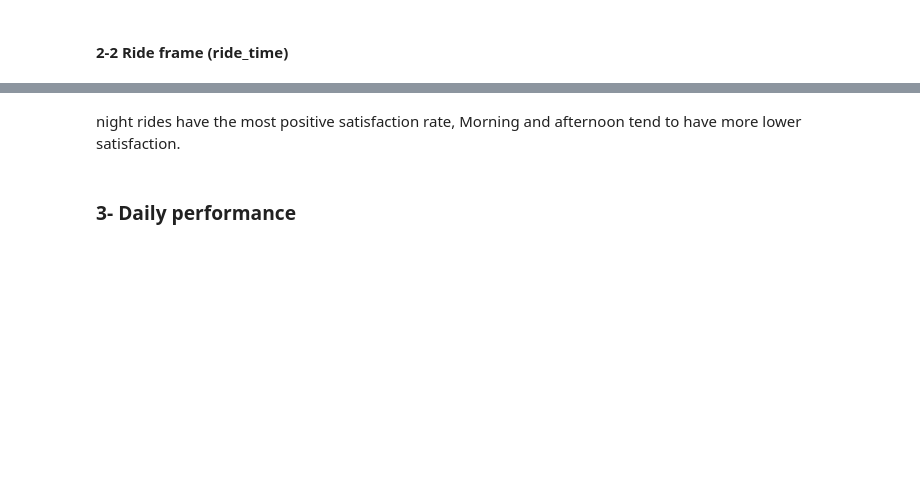
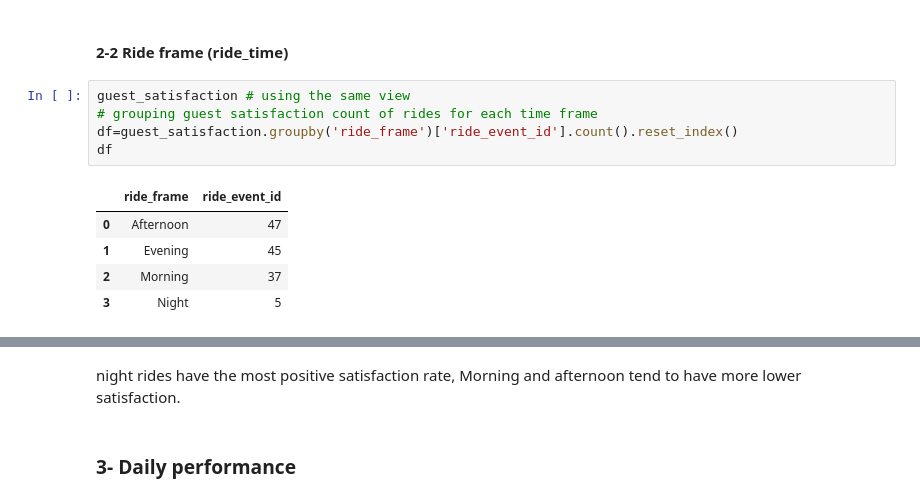
Before and after one commit to brehima5/Theme_park_analytics, a Jupyter notebook: notebooks/themepark_notbook.ipynb, the cells around one changed output, grey strips where cells are left out. Saved outputs shown, nothing was run; the diff lists cells and outputs as text; blank space fills up the shorter version.

```diff
--- a/notebooks/themepark_notbook.ipynb
+++ b/notebooks/themepark_notbook.ipynb
@@ -66,3 +77,14 @@ when_waiting_grouped
 # %% [markdown]
 #### 2-2 Ride frame (ride_time)
+# %%
+guest_satisfaction # using the same view
+# grouping guest satisfaction count of rides for each time frame
+df=guest_satisfaction.groupby('ride_frame')['ride_event_id'].count().reset_index()
+df
+# %% [output]
+|  | ride_frame | ride_event_id |
+| 0 | Afternoon | 47 |
+| 1 | Evening | 45 |
+| 2 | Morning | 37 |
+| 3 | Night | 5 |
 # %%
```
Also changed, not shown: parts of 9 cells of this notebook.
